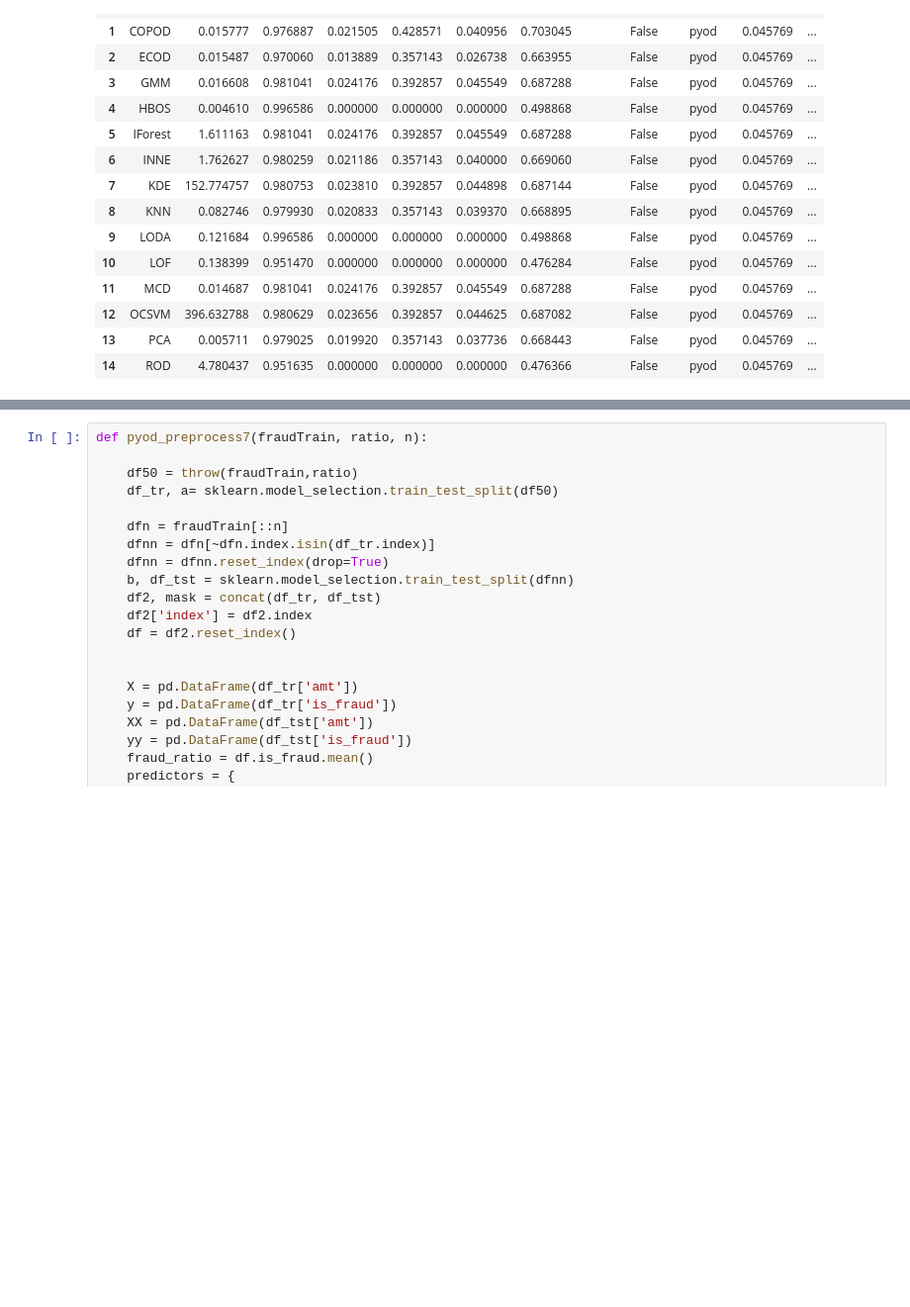
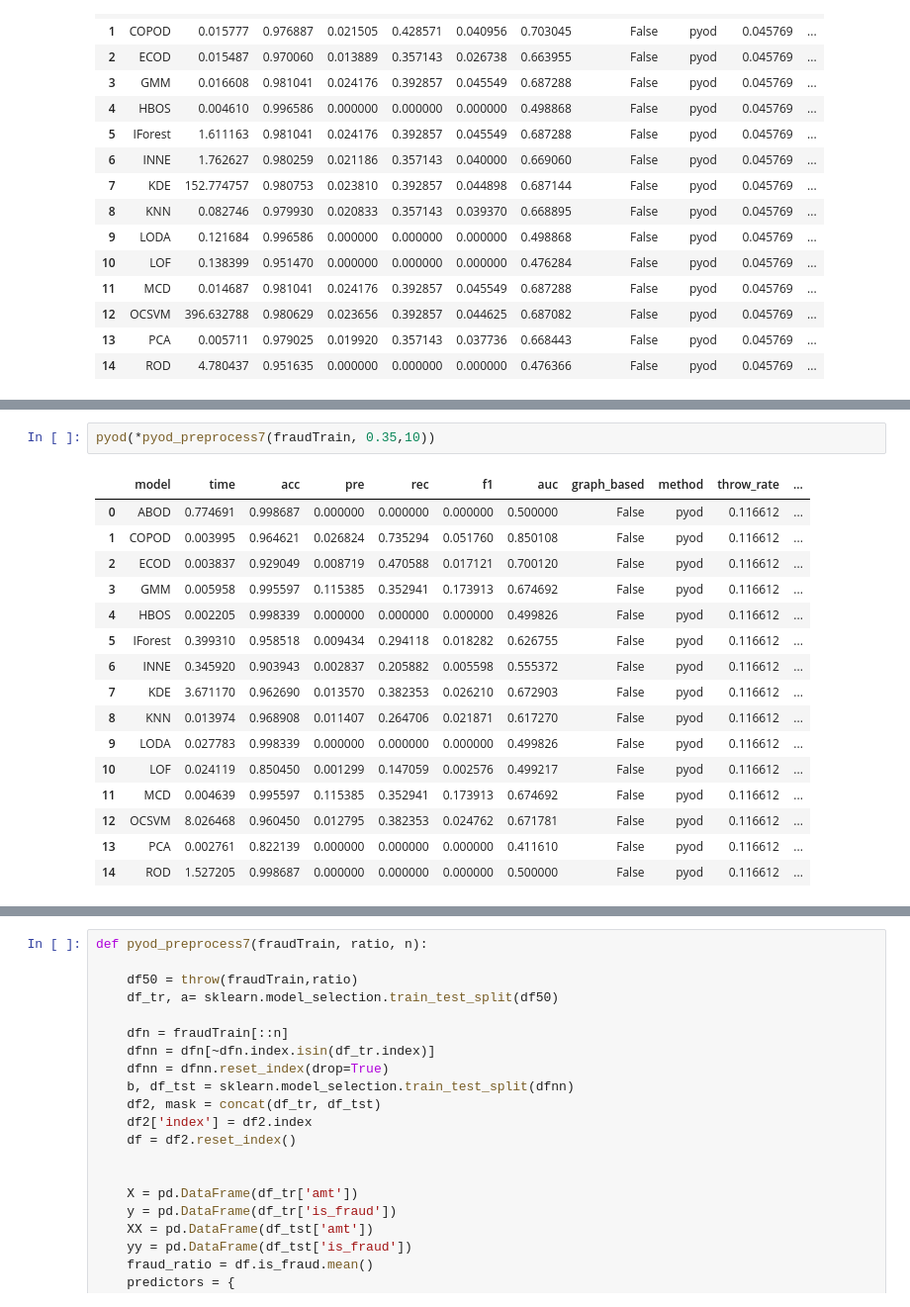
Before and after one commit to boram-coco/GNNpaper, a Jupyter notebook: posts/Pyod/240409-pyod.ipynb, the cells around one changed output, grey strips where cells are left out. Shown at 99% size. Saved outputs shown, nothing was run; the diff lists cells and outputs as text; blank space fills up the shorter version.

```diff
--- a/posts/Pyod/240409-pyod.ipynb
+++ b/posts/Pyod/240409-pyod.ipynb
@@ -416,0 +592,19 @@ pyod(*pyod_preprocess7(fraudTrain, 0.001,10))
+# %%
+pyod(*pyod_preprocess7(fraudTrain, 0.35,10))
+# %% [output]
+|  | model | time | acc | pre | rec | f1 | auc | graph_based | method | throw_rate | ... |
+| 0 | ABOD | 0.774691 | 0.998687 | 0.000000 | 0.000000 | 0.000000 | 0.500000 | False | pyod | 0.116612 | ... |
+| 1 | COPOD | 0.003995 | 0.964621 | 0.026824 | 0.735294 | 0.051760 | 0.850108 | False | pyod | 0.116612 | ... |
+| 2 | ECOD | 0.003837 | 0.929049 | 0.008719 | 0.470588 | 0.017121 | 0.700120 | False | pyod | 0.116612 | ... |
+| 3 | GMM | 0.005958 | 0.995597 | 0.115385 | 0.352941 | 0.173913 | 0.674692 | False | pyod | 0.116612 | ... |
+| 4 | HBOS | 0.002205 | 0.998339 | 0.000000 | 0.000000 | 0.000000 | 0.499826 | False | pyod | 0.116612 | ... |
+| 5 | IForest | 0.399310 | 0.958518 | 0.009434 | 0.294118 | 0.018282 | 0.626755 | False | pyod | 0.116612 | ... |
+| 6 | INNE | 0.345920 | 0.903943 | 0.002837 | 0.205882 | 0.005598 | 0.555372 | False | pyod | 0.116612 | ... |
+| 7 | KDE | 3.671170 | 0.962690 | 0.013570 | 0.382353 | 0.026210 | 0.672903 | False | pyod | 0.116612 | ... |
+| 8 | KNN | 0.013974 | 0.968908 | 0.011407 | 0.264706 | 0.021871 | 0.617270 | False | pyod | 0.116612 | ... |
+| 9 | LODA | 0.027783 | 0.998339 | 0.000000 | 0.000000 | 0.000000 | 0.499826 | False | pyod | 0.116612 | ... |
+| 10 | LOF | 0.024119 | 0.850450 | 0.001299 | 0.147059 | 0.002576 | 0.499217 | False | pyod | 0.116612 | ... |
+| 11 | MCD | 0.004639 | 0.995597 | 0.115385 | 0.352941 | 0.173913 | 0.674692 | False | pyod | 0.116612 | ... |
+| 12 | OCSVM | 8.026468 | 0.960450 | 0.012795 | 0.382353 | 0.024762 | 0.671781 | False | pyod | 0.116612 | ... |
+| 13 | PCA | 0.002761 | 0.822139 | 0.000000 | 0.000000 | 0.000000 | 0.411610 | False | pyod | 0.116612 | ... |
+| 14 | ROD | 1.527205 | 0.998687 | 0.000000 | 0.000000 | 0.000000 | 0.500000 | False | pyod | 0.116612 | ... |
```
Also changed, not shown: parts of 32 cells of this notebook.
